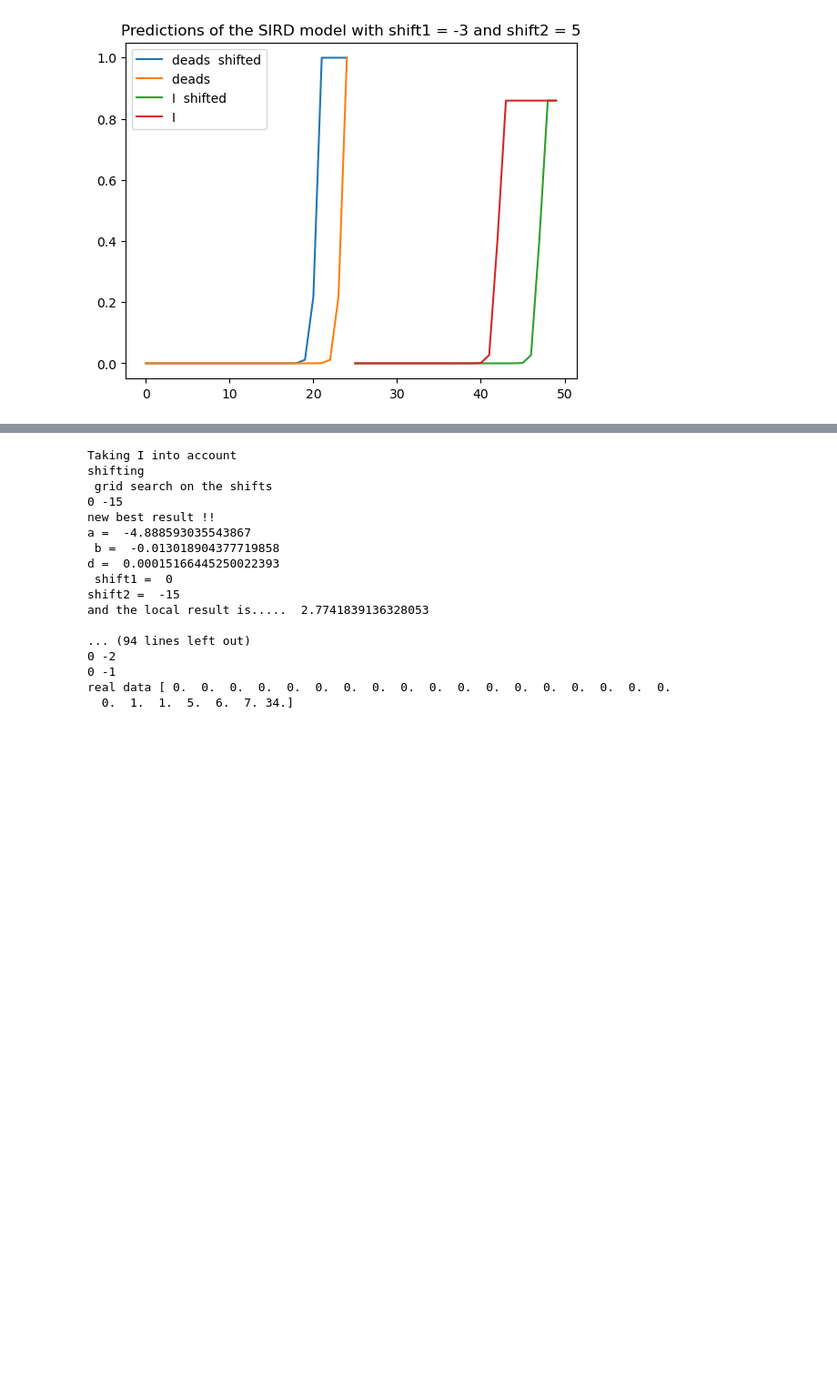
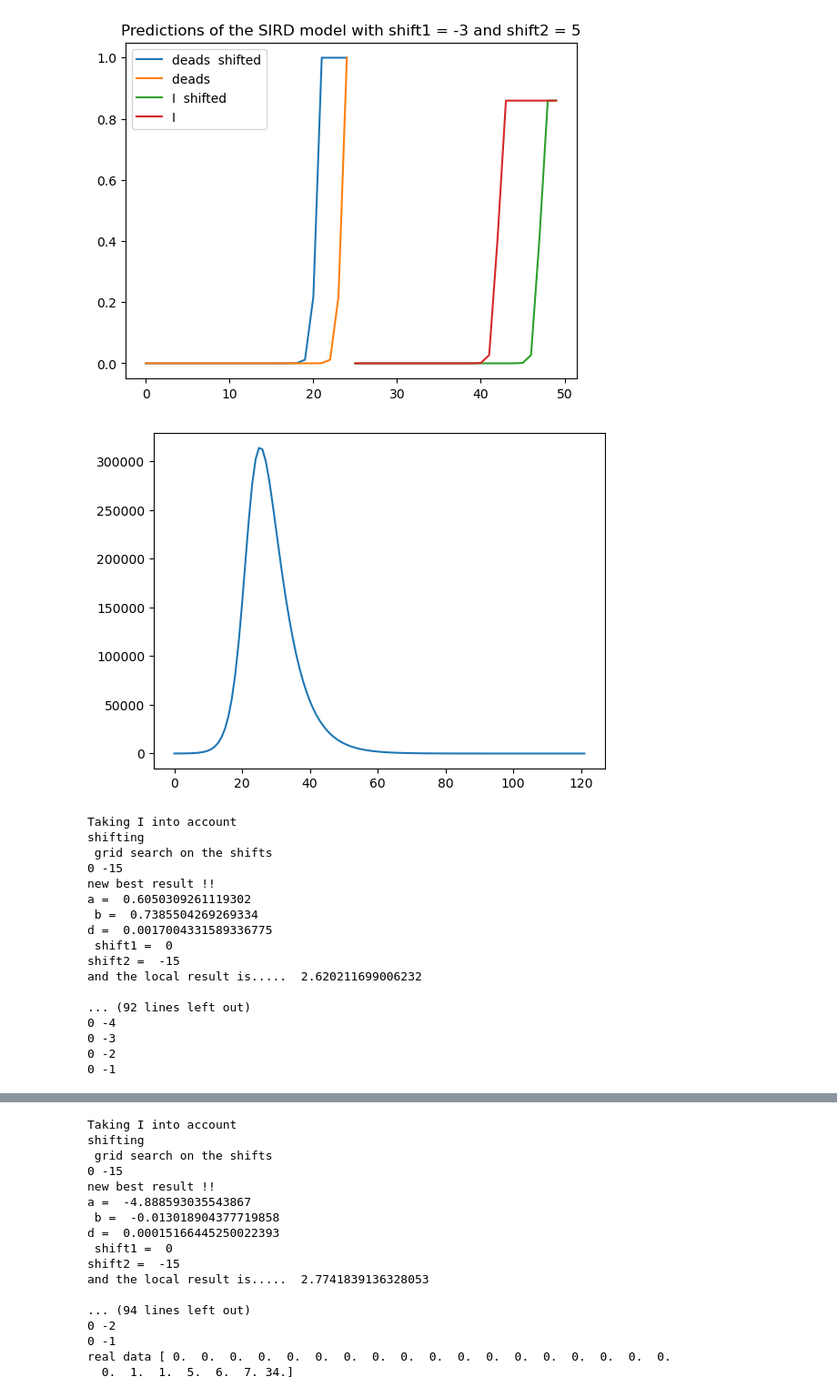
Before and after one commit to gregoirebechade/covid_internship, a Jupyter notebook: 04_exploring.ipynb, the cells around one changed output, grey strips where cells are left out. Shown at 91% size. Saved outputs shown, nothing was run; the diff lists cells and outputs as text; code cells hidden in the pictures; blank space fills up the shorter version.

```diff
--- a/04_exploring.ipynb
+++ b/04_exploring.ipynb
@@ -91,0 +118,52 @@ b_real = 5.68 # values from the article predictiong regional covid 19
+# %%
+a_real= 0.11
+b_real = 0.68 # values from the article predictiong regional covid 19
+gamma_real=0.2
+d_real=0.001
+shift1_real=0
+shift2_real=-7
+s_0=1000000 -1
+i_0=1
+r_0=0
+d_0=0
+t=len(death_cumul-1)
+dt=0.001
+
+S, I, R, D=run_sir_m([s_0, i_0, r_0, d_0], a_real, b_real,gamma_real, d_real, mobility_smoothed, dt)
+zer=np.array([0])
+d_arr=np.array(D)
+I_arr=np.array(I)
+new_deads=(differenciate(np.concatenate((zer,d_arr))))
+n_infected=shift(I, shift2_real)
+plt.plot(n_infected)
+plt.show()
+
+split=40
+deaths_train=new_deads[:split]
+infected_train=n_infected[:split]
+mob_train=mobility_smoothed[:split]
+dates_of_pandemic_train=dates_of_pandemic[:split]
+data_train=[deaths_train, infected_train, mob_train]
+mysir=Multi_SIRD_model()
+
+mysir.choose_model(True, True)
+mysir.train(dates_of_pandemic_train,data_train)
+# %% [output]
+[figure, added]
+Taking I into account
+shifting
+ grid search on the shifts
+0 -15
+new best result !!
+a =  0.6050309261119302
+ b =  0.7385504269269334
+d =  0.0017004331589336775
+ shift1 =  0
+shift2 =  -15
+and the local result is.....  2.620211699006232
+
+... (92 lines left out)
+0 -4
+0 -3
+0 -2
+0 -1
```
Also changed, not shown: parts of 7 cells of this notebook.
